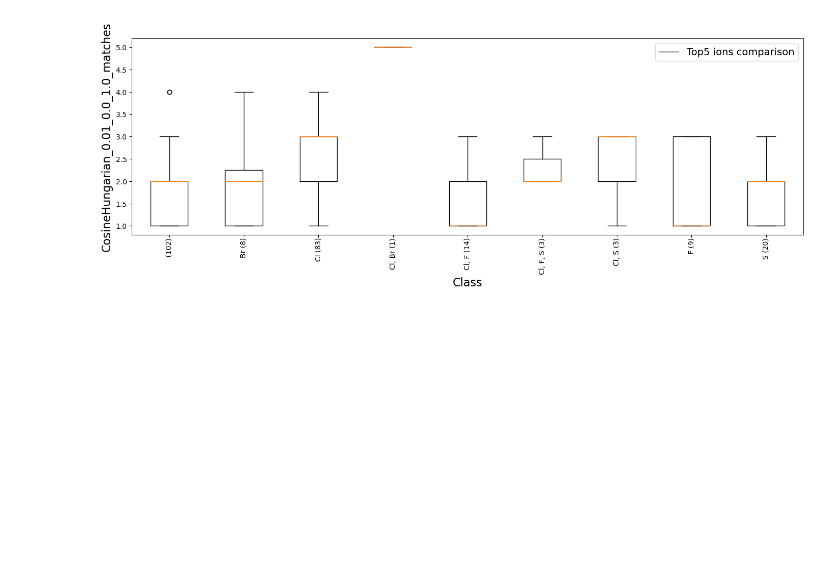
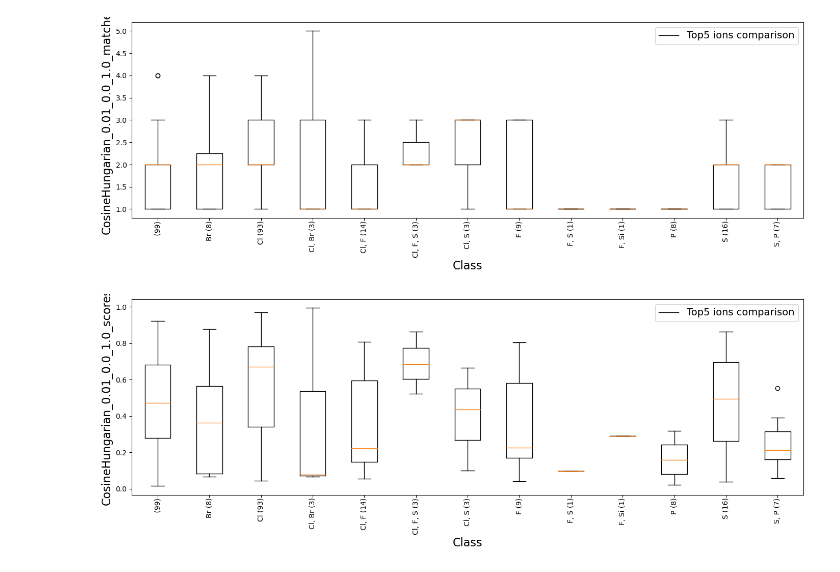
Before and after one commit to RECETOX/ei_spectra_predictions, a Jupyter notebook: analysis/Python_scripts/scores_matches_histogram.ipynb, the cells around one changed output. Drawn from its saved outputs; the diff is of its cells as text; code cells hidden in the pictures; blank space fills up the shorter version.

Commit message:
fixed atom content comparison

```diff
--- a/analysis/Python_scripts/scores_matches_histogram.ipynb
+++ b/analysis/Python_scripts/scores_matches_histogram.ipynb
@@ -200,9 +180,16 @@ def has_halogen_atoms(mol):
             return True
 
     return False
+# %%
+def has_atom(mol, atom):
+    for mol_atom in mol.GetAtoms():
+        if mol_atom.GetSymbol() == atom:
+            return True
+
+    return False
 # %%
 def append_classes(df, left_on):
-    molecules = Chem.SDMolSupplier("/home/wrojas/dev/RECETOX/ei_spectra_predictions/data/RECETOX_GC-EI-MS_20201028.sdf")
+    molecules = Chem.SDMolSupplier("../../data/RECETOX_GC-EI-MS_20201028.sdf")
     class_names = pd.DataFrame({
         "class" : [m.GetProp("Class") for m in molecules],
         "superclass" : [m.GetProp("Superclass") for m in molecules],
@@ -211,11 +198,12 @@ def append_classes(df, left_on):
         "n_bonds" : [m.GetNumBonds() for m in molecules],
         "has_halogen": [has_halogen_atoms(m) for m in molecules],
         "smiles" : [m.GetProp("SMILES") for m in molecules],
-        "Cl": [m.HasSubstructMatch(Chem.MolFromSmarts('Cl')) for m in molecules],
-        "Br": [m.HasSubstructMatch(Chem.MolFromSmarts('Br')) for m in molecules],
-        "F": [m.HasSubstructMatch(Chem.MolFromSmarts('F')) for m in molecules],
-        "S": [m.HasSubstructMatch(Chem.MolFromSmarts('S')) for m in molecules],
-        "P": [m.HasSubstructMatch(Chem.MolFromSmarts('P')) for m in molecules],
+        "Cl": [has_atom(m, 'Cl') for m in molecules],
+        "Br": [has_atom(m, 'Br') for m in molecules],
+        "F": [has_atom(m, 'F') for m in molecules],
+        "S": [has_atom(m, 'S') for m in molecules],
+        "P": [has_atom(m, 'P') for m in molecules],
+        "Si": [has_atom(m, 'Si') for m in molecules],
     })
     merged_df = pd.merge(df, class_names, left_on=left_on, right_on='molname')
     return merged_df
@@ -222,7 +215,7 @@ def append_classes(df, left_on):
 # %%
 # Define a function to map the true columns to a list of names
 def get_true_names(row, df):
-    return [col for col in df.columns[11:15] if row[col]]
+    return [col for col in df.columns[11:17] if row[col]]
 # %%
 # make_boxplot(merged_df.groupby('class'), 'CosineHungarian_0.1_0.0_1.0_scores', 'MatchMS 1%I & 1%tol All peaks norm')
 # %%
@@ -231,6 +224,6 @@ def get_true_names(row, df):
 # make_boxplot(merged_df.groupby('class'), 'reverse_score', 'MatchSpectra 1% All peaks norm')
 # %%
 top5 = pd.read_csv("../data/matchms_top5_comparison.tsv", sep='\t')
-top5_same = top5.loc[top5['query'] == top5['reference']]
+top5_same = get_matching_rows(top5, 'query', 'reference')
 merged_top5_same = append_classes(top5_same, 'query')
 # %% [output]
@@ -258,7 +252,9 @@ make_boxplot(merged_top5_same.groupby('class'), 'CosineHungarian_0.01_0.0_1.0_ma
 # %%
 make_boxplot(merged_top5_same.groupby('true_names'), 'CosineHungarian_0.01_0.0_1.0_matches', 'Top5 ions comparison')
+make_boxplot(merged_top5_same.groupby('true_names'), 'CosineHungarian_0.01_0.0_1.0_scores', 'Top5 ions comparison')
 # %% [output]
-[figure, old version]
+[figure, new version]
+[figure, added]
 # %%
 count = len(top5_same[top5_same['CosineHungarian_0.01_0.0_1.0_scores']>0.65])
 # %%
```
Also changed, not shown: parts of 12 cells of this notebook.
